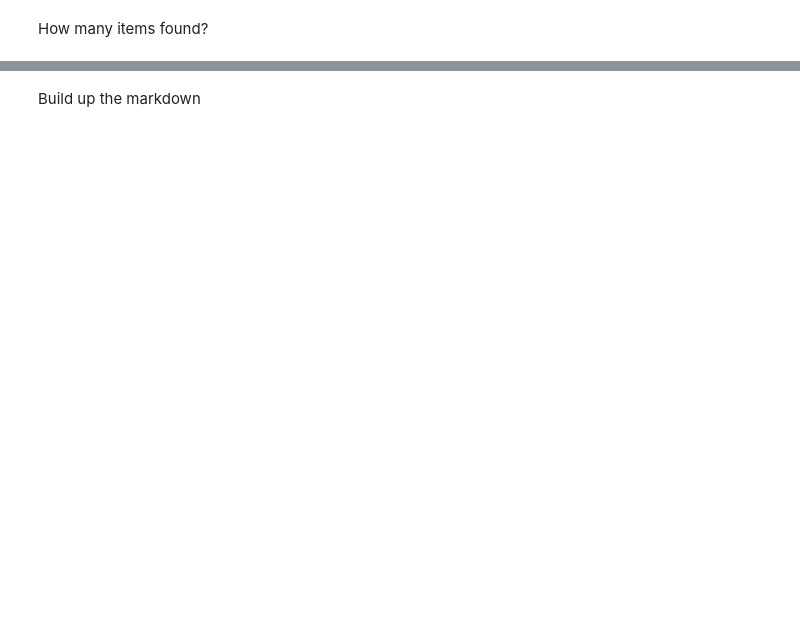
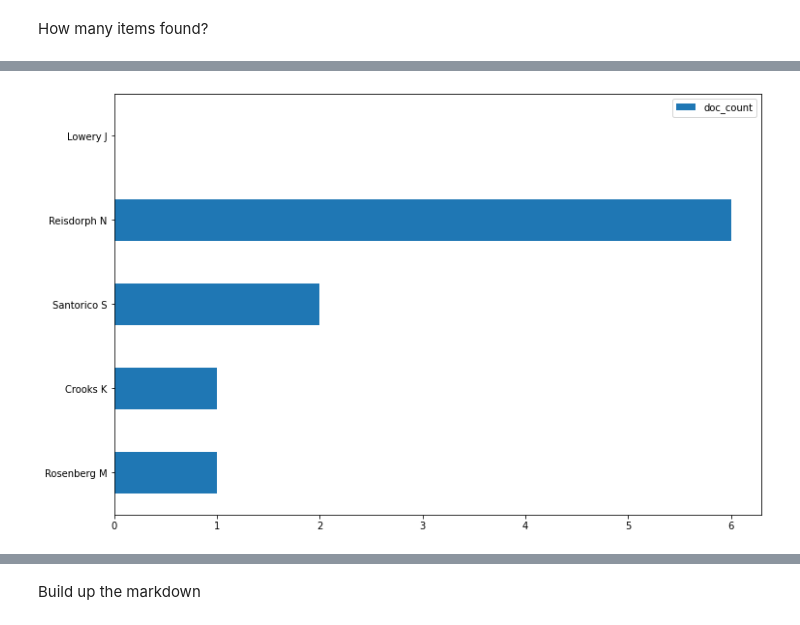
Before and after one commit to CU-DBMI/center-notebooks, a Jupyter notebook: src/Notebooks/Create Cites from PMC Lookups.ipynb, the cells around one changed output, grey strips where cells are left out. Drawn from its saved outputs; the diff is of its cells as text; code cells hidden in the pictures; blank space fills up the shorter version.

```diff
--- a/src/Notebooks/Create Cites from PMC Lookups.ipynb
+++ b/src/Notebooks/Create Cites from PMC Lookups.ipynb
@@ -254 +225,16 @@ len(id_dict)
 [interactive output not drawn]
+# %%
+# useful to get a handle on the shape of the data
+doc_count = {}
+for k, v in id_dict.items():
+    for author in v["authors"]:
+        if not doc_count.get(author):
+            doc_count[author] = 0
+        doc_count[author] += 1
+
+authors_df["doc_count"] = pd.Series(doc_count)
+ax = authors_df.sort_values(by="doc_count").plot.barh(figsize=(12, 8))
+fig = ax.get_figure()
+fig.savefig(os.path.join(BUILD_FOLDER, "author_items.png"))
+# %% [output]
+[figure, added]
```
Also changed, not shown: parts of 18 cells of this notebook, 1 other file.
